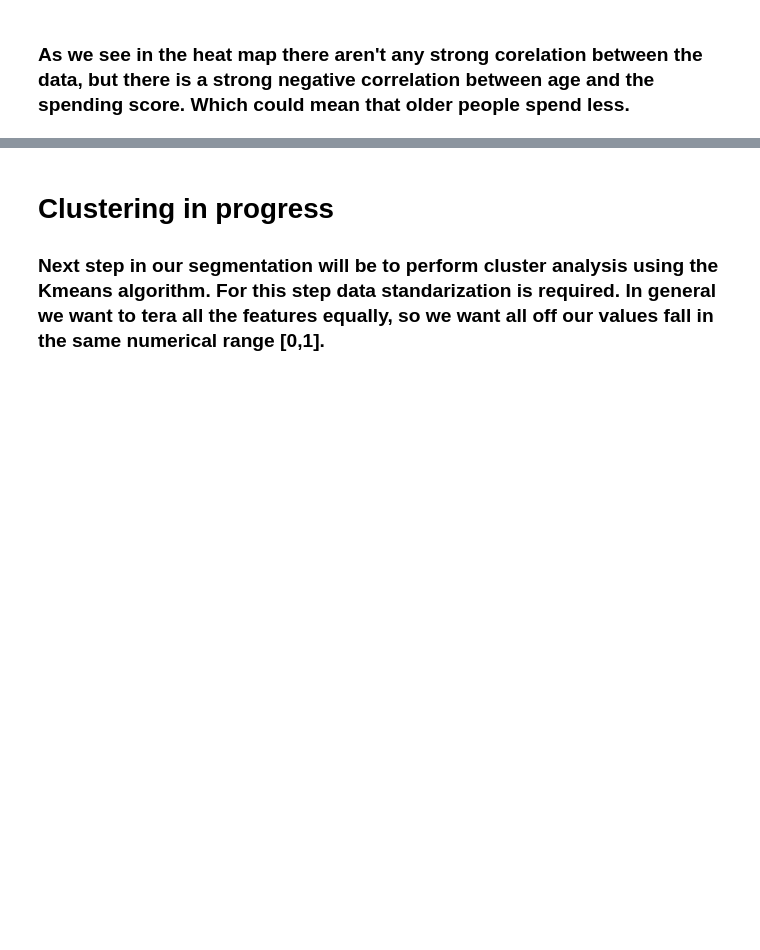
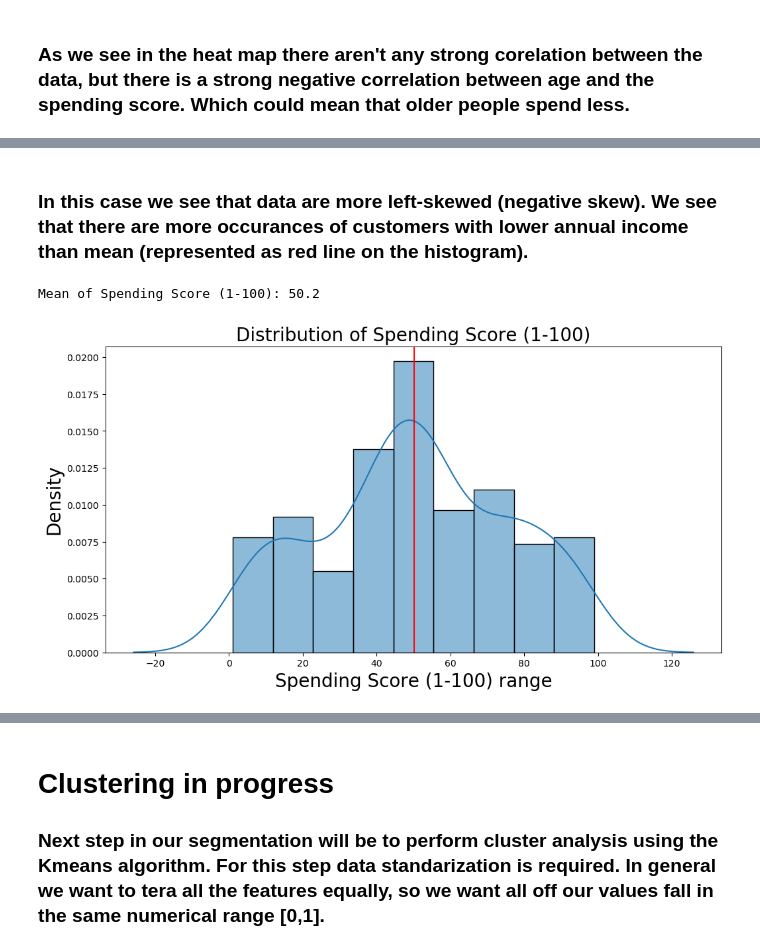
Before and after one commit to GentlemanFrog/Segmentation_mall_data, a Jupyter notebook: Untitled.ipynb, the cells around one changed output, grey strips where cells are left out. Saved outputs shown, nothing was run; the diff lists cells and outputs as text; code cells hidden in the pictures; blank space fills up the shorter version.

```diff
--- a/Untitled.ipynb
+++ b/Untitled.ipynb
@@ -130,0 +164,14 @@ plt.show()
+# %% [markdown]
+### In this case we see that data are more left-skewed (negative skew). We see that there are more occurances of customers with lower annual income than mean (represented as red line on the histogram).
+# %%
+plt.figure(figsize=(12, 6))
+sns.histplot(df['Spending Score (1-100)'], kde=True, stat='density', kde_kws=dict(cut=3))
+plt.title("Distribution of Spending Score (1-100)", fontsize=20)
+plt.xlabel('Spending Score (1-100) range', fontsize=20)
+plt.ylabel("Density", fontsize=20)
+plt.axvline(x=df['Spending Score (1-100)'].mean(), color='red')
+spending_mean = df['Spending Score (1-100)'].mean()
+print(f'Mean of Spending Score (1-100): {spending_mean}')
+# %% [output]
+Mean of Spending Score (1-100): 50.2
+[figure, added]
```
Also changed, not shown: parts of 7 cells of this notebook.
